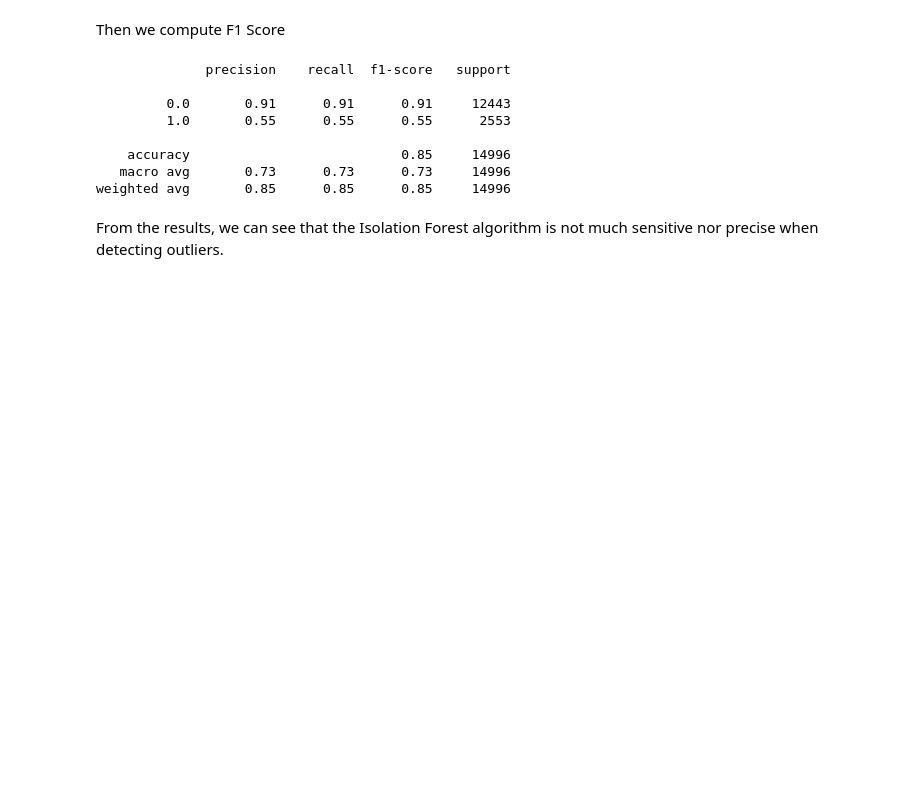
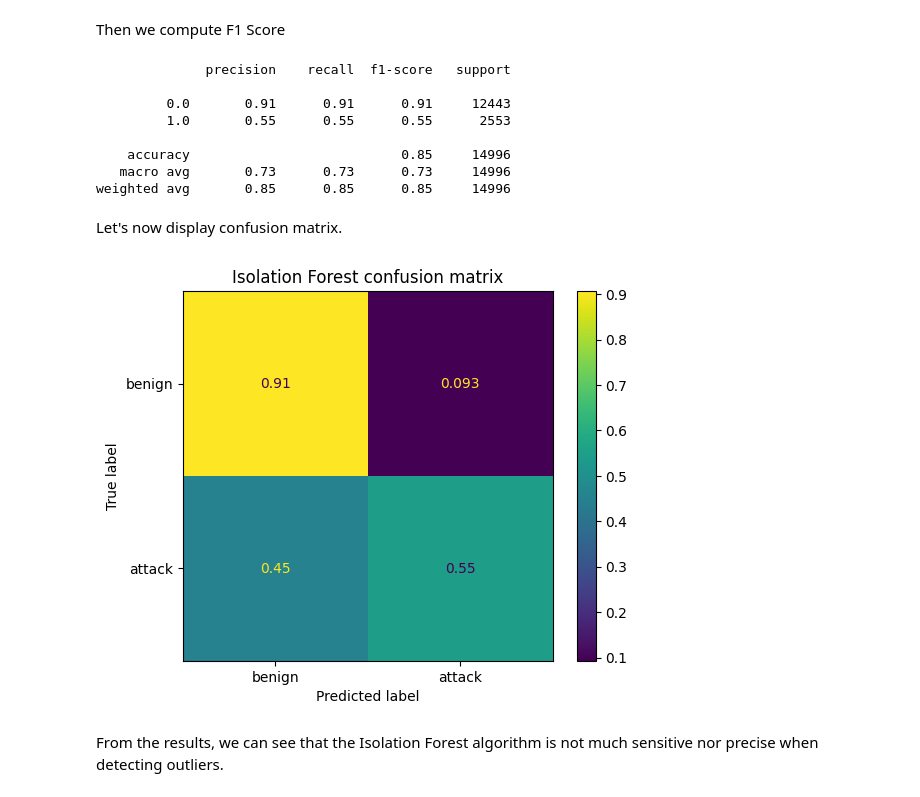
Before and after one commit to Bast-94/CYBERML-Project, a Jupyter notebook: cyber-ml.ipynb, the cells around one changed output. Cells and saved outputs as stored; diff of their text form; code cells hidden in the pictures; blank space fills up the shorter version.

Commit message:
ADD(Plot): Confusion matrix plot for IF and LOF.

```diff
--- a/cyber-ml.ipynb
+++ b/cyber-ml.ipynb
@@ -86,6 +87,17 @@ print(classification_report(full_df['if_outliers'], full_df['Label']))
     accuracy                           0.85     14996
    macro avg       0.73      0.73      0.73     14996
 weighted avg       0.85      0.85      0.85     14996
+# %% [markdown]
+Let's now display confusion matrix.
+# %%
+
+cm = confusion_matrix(full_df['if_outliers'], full_df['Label'],normalize='true')
+disp = ConfusionMatrixDisplay(confusion_matrix=cm, display_labels=['benign', 'attack'])
+disp.plot()
+plt.title('Isolation Forest confusion matrix')
+plt.show()
+# %% [output]
+[figure, added]
 # %% [markdown]
 From the results, we can see that the Isolation Forest algorithm is not much sensitive nor precise when detecting outliers.
 # %%
```
Also changed, not shown: parts of 4 cells of this notebook.
